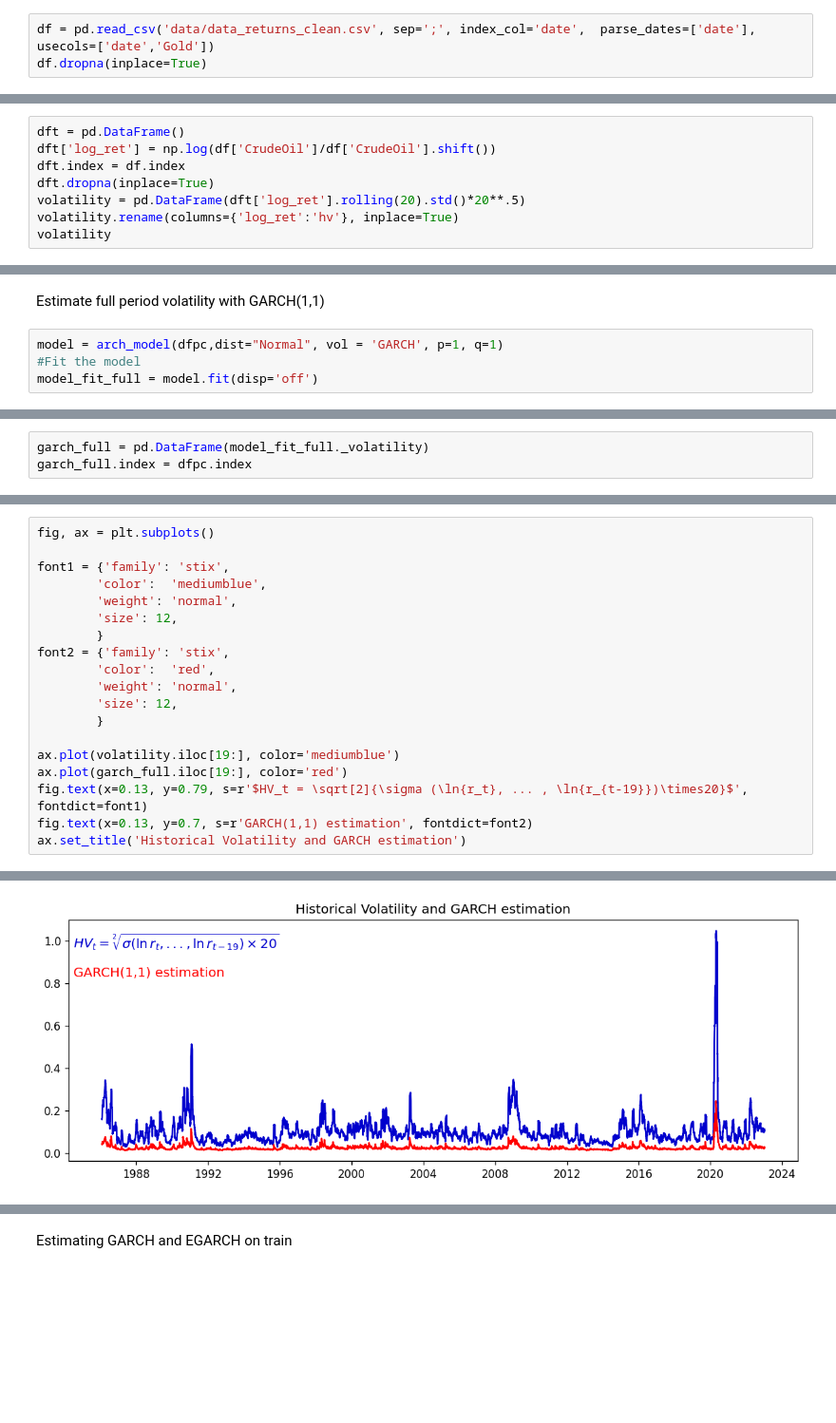
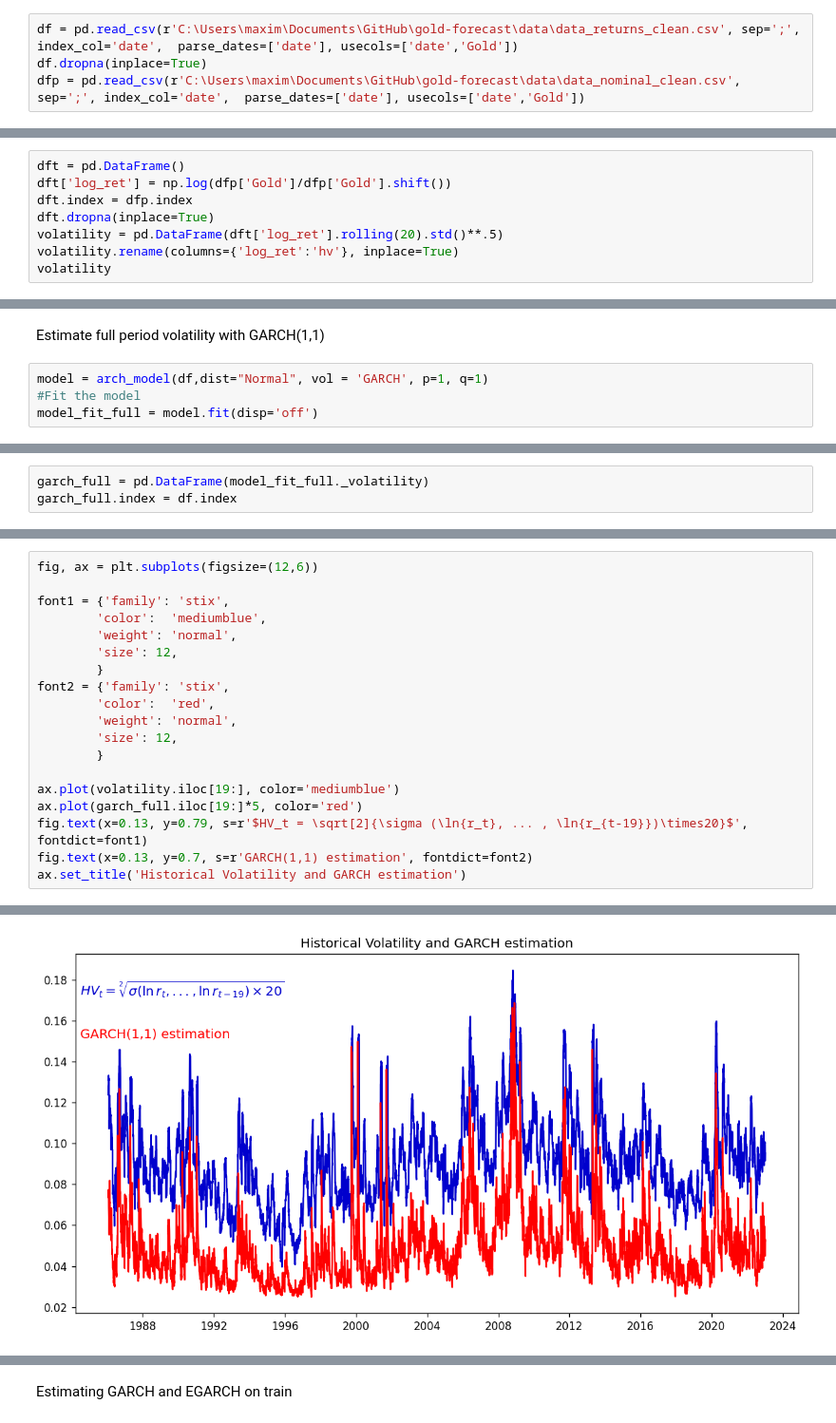
Before and after one commit to maxbranting/gold-forecast, a Jupyter notebook: Models/Volatility/GARCH.ipynb, the cells around one changed output, grey strips where cells are left out. Shown at 95% size. Cells and saved outputs as stored; diff of their text form; blank space fills up the shorter version.

```diff
--- a/Models/Volatility/GARCH.ipynb
+++ b/Models/Volatility/GARCH.ipynb
@@ -178,6 +186,7 @@ import math
 # %%
-df = pd.read_csv('data/data_returns_clean.csv', sep=';', index_col='date',  parse_dates=['date'], usecols=['date','Gold'])
+df = pd.read_csv(r'C:\Users\maxim\Documents\GitHub\gold-forecast\data\data_returns_clean.csv', sep=';', index_col='date',  parse_dates=['date'], usecols=['date','Gold'])
 df.dropna(inplace=True)
+dfp = pd.read_csv(r'C:\Users\maxim\Documents\GitHub\gold-forecast\data\data_nominal_clean.csv', sep=';', index_col='date',  parse_dates=['date'], usecols=['date','Gold'])
 # %%
 fig, ax = plt.subplots(figsize=(12,6))
 sns.lineplot(x=df.index, y='Gold', data=df, ax=ax)
@@ -238,9 +247,9 @@ dfv
 # %%
 dft = pd.DataFrame()
-dft['log_ret'] = np.log(df['CrudeOil']/df['CrudeOil'].shift())
-dft.index = df.index
+dft['log_ret'] = np.log(dfp['Gold']/dfp['Gold'].shift())
+dft.index = dfp.index
 dft.dropna(inplace=True)
-volatility = pd.DataFrame(dft['log_ret'].rolling(20).std()*20**.5)
+volatility = pd.DataFrame(dft['log_ret'].rolling(20).std()**.5)
 volatility.rename(columns={'log_ret':'hv'}, inplace=True)
 volatility
 # %% [output]
@@ -261,7 +270,7 @@ volatility
 # %% [markdown]
 Estimate full period volatility with GARCH(1,1)
 # %%
-model = arch_model(dfpc,dist="Normal", vol = 'GARCH', p=1, q=1)
+model = arch_model(df,dist="Normal", vol = 'GARCH', p=1, q=1)
 #Fit the model
 model_fit_full = model.fit(disp='off')
 # %% [output]
@@ -284,4 +297,4 @@ ts_plot(resid_full, st_resid_full)
 [figure]
 # %%
 garch_full = pd.DataFrame(model_fit_full._volatility)
-garch_full.index = dfpc.index
+garch_full.index = df.index
@@ -288,5 +306,5 @@ garch_full.index = dfpc.index
 # %%
-fig, ax = plt.subplots()
+fig, ax = plt.subplots(figsize=(12,6))
 
 font1 = {'family': 'stix',
         'color':  'mediumblue',
@@ -300,7 +318,7 @@ font2 = {'family': 'stix',
         }
 
 ax.plot(volatility.iloc[19:], color='mediumblue')
-ax.plot(garch_full.iloc[19:], color='red')
+ax.plot(garch_full.iloc[19:]*5, color='red')
 fig.text(x=0.13, y=0.79, s=r'$HV_t = \sqrt[2]{\sigma (\ln{r_t}, ... , \ln{r_{t-19}})\times20}$', fontdict=font1)
 fig.text(x=0.13, y=0.7, s=r'GARCH(1,1) estimation', fontdict=font2)
 ax.set_title('Historical Volatility and GARCH estimation')
@@ -310 +333 @@ findfont: Font family ['stix'] not found. Falling back to DejaVu Sans.
-[figure, old version]
+[figure, new version]
```
Also changed, not shown: parts of 20 cells of this notebook, 1 other file.
